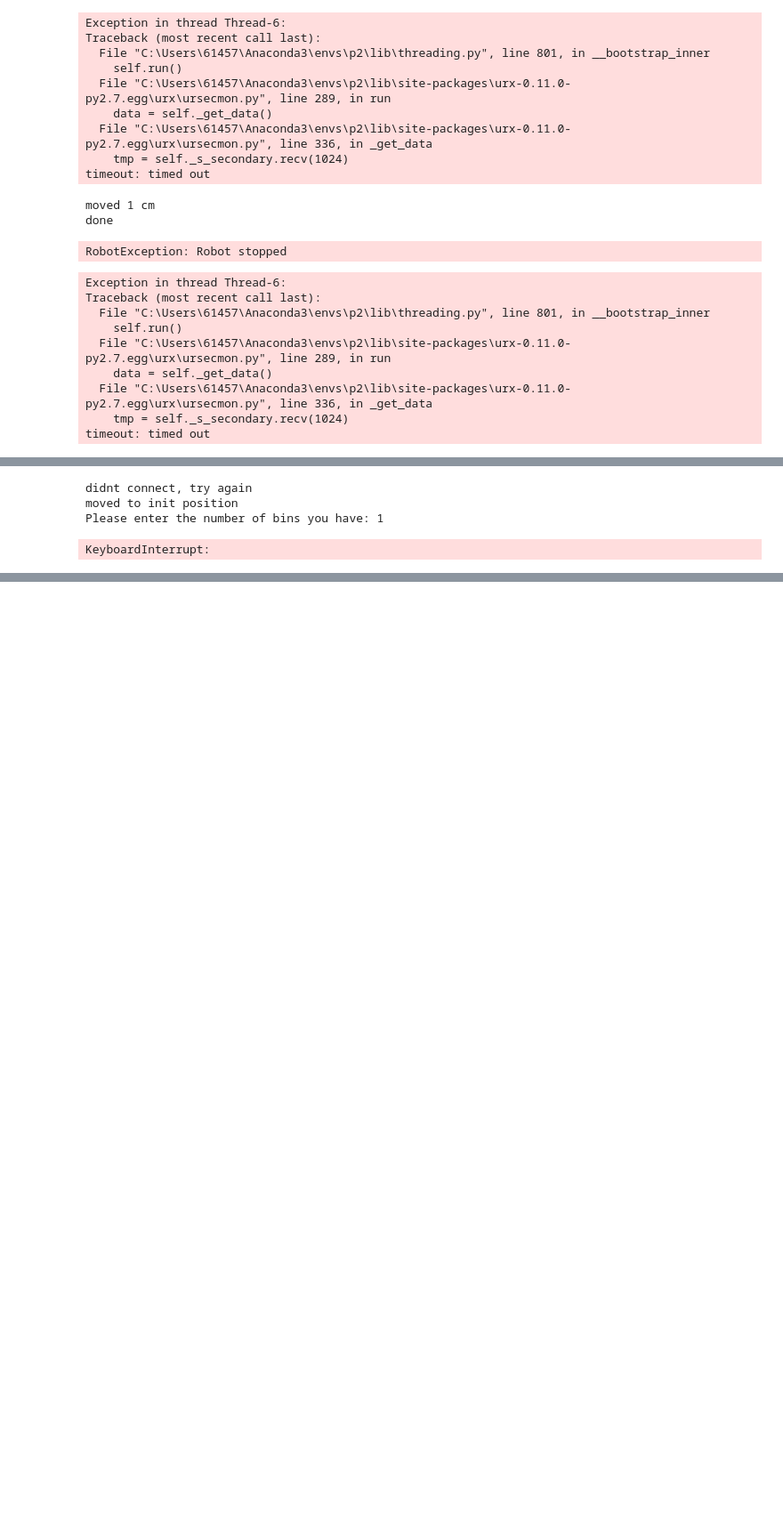
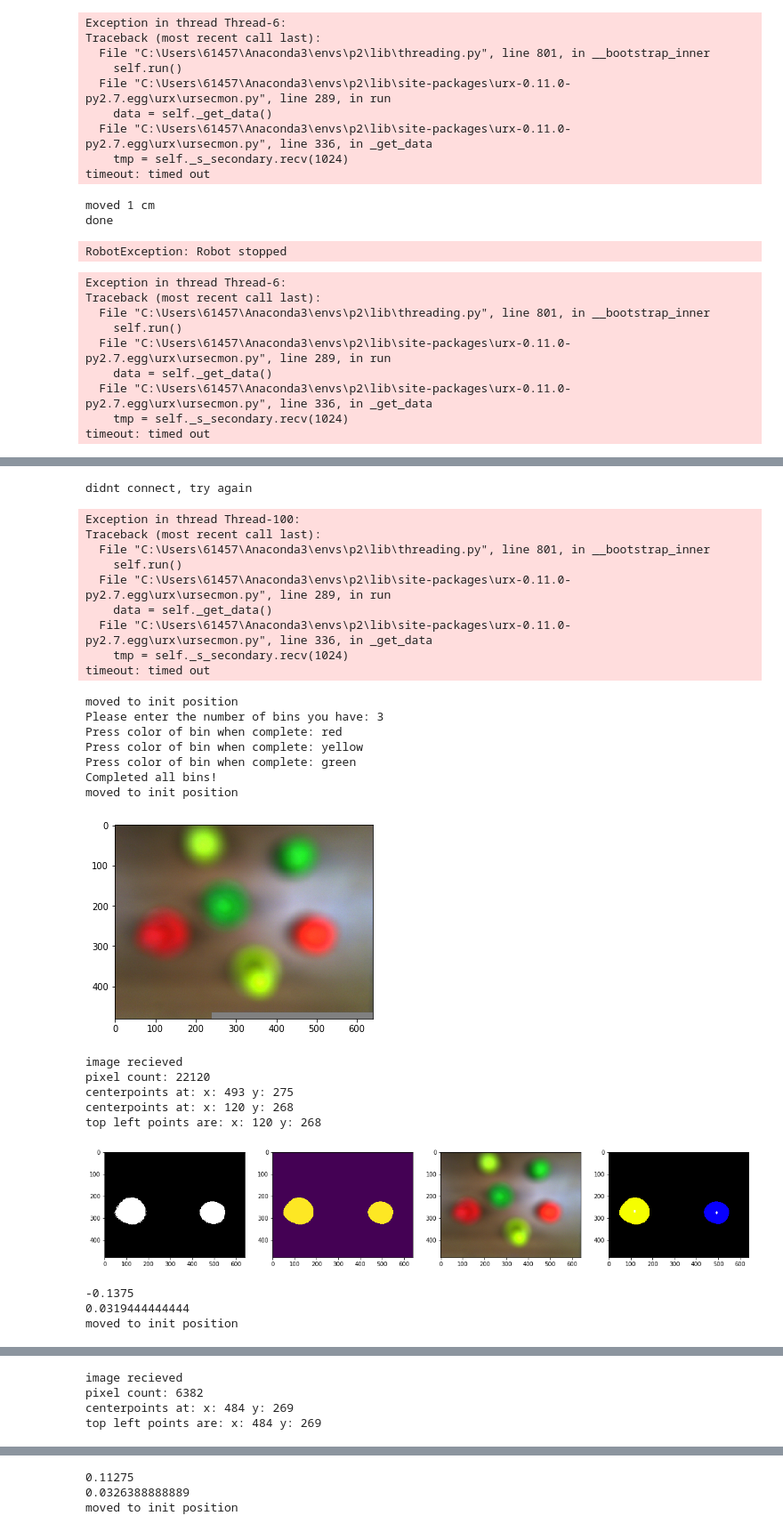
Before and after one commit to DylanBedetti/UR5, a Jupyter notebook: Dylan/Main/Program_1.ipynb, the cells around one changed output, grey strips where cells are left out. Shown at 89% size. Saved outputs shown, nothing was run; the diff lists cells and outputs as text; code cells hidden in the pictures; blank space fills up the shorter version.

```diff
--- a/Dylan/Main/Program_1.ipynb
+++ b/Dylan/Main/Program_1.ipynb
@@ -169,34 +162,57 @@ while True:
 
     if distance == None:
         i+=1
         continue
 
 
-    [x_dist, y_dist] = find_distance(im_x = distance[0], im_y = distance[1])
+    [x_dist, y_dist] = convert_to_mm(distance[0], distance[1])
     print(x_dist)
     print(y_dist)
 
     rob.translate((y_dist-0.095, x_dist, -0.33), acc=a, vel=v)
 
     robotiqgrip.close_gripper()
     rob.movejs([cam_init_pos, bins[i]], acc = a, vel = v, radius=0.2)
     robotiqgrip.open_gripper()
 
 
 
 
 #################3
 
 # pose = rob.getj()
 # print(pose)
 # # pose[3] = pose[3] - 0.57
 # # rob.movel(pose, acc = a, vel = v)
 
 # rob.movel_tool([0, 0, 0, -0.43, 0, 0],acc=a, vel=v)
 
 rob.close()
 # %% [output]
 didnt connect, try again
-moved to init position
-Please enter the number of bins you have: 1
-KeyboardInterrupt:
+Exception in thread Thread-100:
+Traceback (most recent call last):
+  File "C:\Users\61457\Anaconda3\envs\p2\lib\threading.py", line 801, in __bootstrap_inner
+    self.run()
+  File "C:\Users\61457\Anaconda3\envs\p2\lib\site-packages\urx-0.11.0-py2.7.egg\urx\ursecmon.py", line 289, in run
+    data = self._get_data()
+  File "C:\Users\61457\Anaconda3\envs\p2\lib\site-packages\urx-0.11.0-py2.7.egg\urx\ursecmon.py", line 336, in _get_data
+    tmp = self._s_secondary.recv(1024)
+timeout: timed out
+moved to init position
+Please enter the number of bins you have: 3
+Press color of bin when complete: red
+Press color of bin when complete: yellow
+Press color of bin when complete: green
+Completed all bins!
+moved to init position
+[figure, added]
+image recieved
+pixel count: 22120
+centerpoints at: x: 493 y: 275
+centerpoints at: x: 120 y: 268
+top left points are: x: 120 y: 268
+[figure, added]
+-0.1375
+0.0319444444444
+moved to init position
@@ -202,0 +220,4 @@ KeyboardInterrupt:
+image recieved
+pixel count: 6382
+centerpoints at: x: 484 y: 269
+top left points are: x: 484 y: 269
@@ -202,0 +225,3 @@ KeyboardInterrupt:
+0.11275
+0.0326388888889
+moved to init position
```
Also changed, not shown: parts of 6 cells of this notebook, 1 other file.
